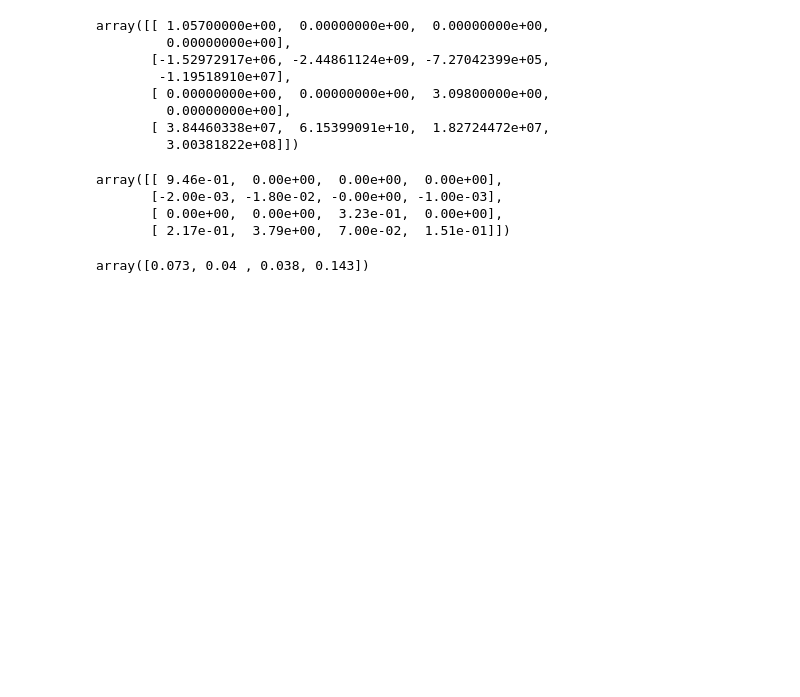
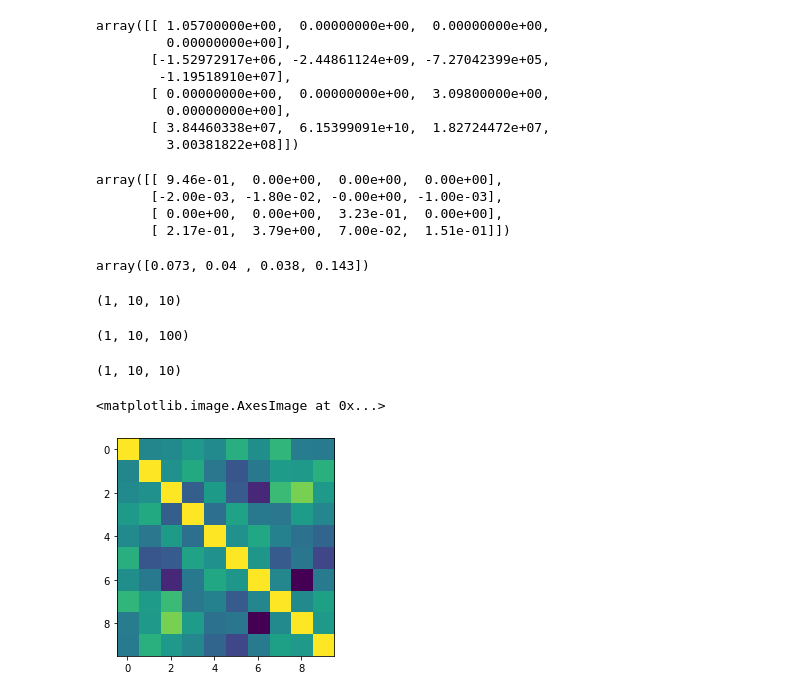
Before and after one commit to junipertcy/functional-connectivity, a Jupyter notebook: 01_playground.ipynb, the cells around one changed output. Drawn from its saved outputs; the diff is of its cells as text; code cells hidden in the pictures; blank space fills up the shorter version.

```diff
--- a/01_playground.ipynb
+++ b/01_playground.ipynb
@@ -247,3 +247,24 @@ array([[ 9.46e-01,  0.00e+00,  0.00e+00,  0.00e+00],
 np.around(cov.location_, decimals=3)
 # %% [output]
 array([0.073, 0.04 , 0.038, 0.143])
+# %%
+sigs = np.load('./playground/GLASSO_Framework/db/GLASSO/N10_random50.0_Iadd0.1_samples100-100_Normal_id0/Sigs.npy')
+ss = np.load('./playground/GLASSO_Framework/db/GLASSO/N10_random50.0_Iadd0.1_samples100-100_Normal_id0/Ss.npy')
+ys = np.load('./playground/GLASSO_Framework/db/GLASSO/N10_random50.0_Iadd0.1_samples100-100_Normal_id0/ys.npy')
+# %%
+ss.shape
+# %% [output]
+(1, 10, 10)
+# %%
+ys.shape
+# %% [output]
+(1, 10, 100)
+# %%
+sigs.shape
+# %% [output]
+(1, 10, 10)
+# %%
+plt.imshow(ss[0, :, :])
+# %% [output]
+<matplotlib.image.AxesImage at 0x...>
+[figure, added]
```
Also changed, not shown: parts of 5 cells of this notebook, 2 other files.
